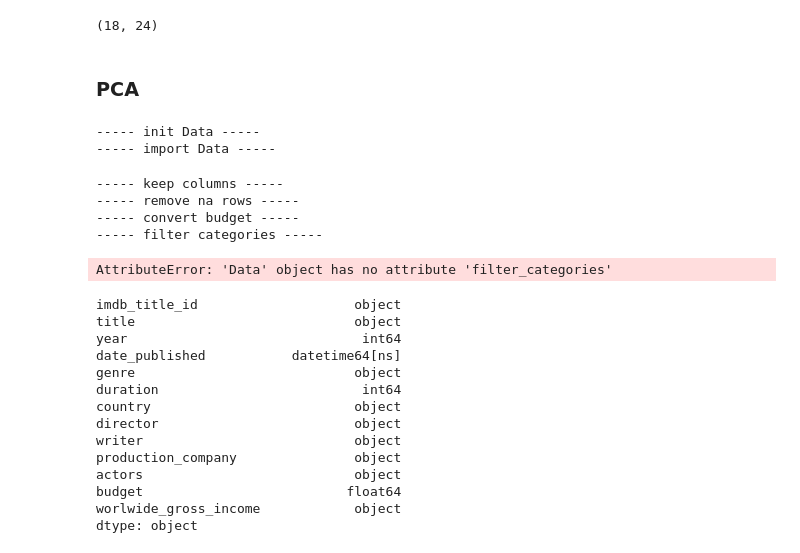
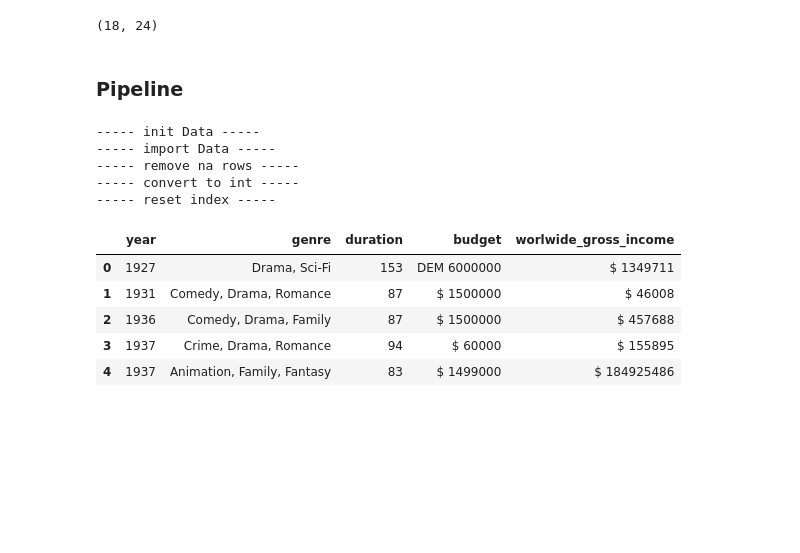
Before and after one commit to OscarTou/CinePred, a Jupyter notebook: notebooks/pierre-louis_cleaning.ipynb, the cells around one changed output. Saved outputs shown, nothing was run; the diff lists cells and outputs as text; code cells hidden in the pictures; blank space fills up the shorter version.

Commit message:
Starting pipeline

```diff
--- a/notebooks/pierre-louis_cleaning.ipynb
+++ b/notebooks/pierre-louis_cleaning.ipynb
@@ -198,66 +198,42 @@ df[df.worlwide_gross_income < 100].shape
 # %% [output]
 (18, 24)
 # %% [markdown]
-### PCA
+### Pipeline
 # %%
 from CinePred.data.data import Data, example
 # %%
 print('----- init Data -----')
 data = Data('../raw_data/IMDb movies.csv')
 
 print('----- import Data -----')
 data.import_data()
 
-print('----- keep columns -----')
-data.keep_columns(columns_names=[
-    'imdb_title_id', 'title', 'year', 'date_published', 'genre',
-    'duration', 'country', 'director', 'writer', 'production_company',
-    'actors', 'budget', 'worlwide_gross_income'
-])
-
 print('----- remove na rows -----')
 data.remove_na_rows()
-
-print('----- convert budget -----')
-data.convert_budget_column(column_name='budget',min_rows=45, out_currency='USD')
-print('----- filter categories -----')
-data.filter_categories("actors", nb=2)
-print('----- one hot encode -----')
-#data.one_hot_encode(column_name='actors')
-#data.one_hot_encode(column_name='genre')
-data.one_hot_encode(column_name='director')
 
 print('----- convert to int -----')
 data.convert_to_int('year')
 data.convert_to_int('duration')
 
-print('----- convert to date -----')
-data.convert_to_date('date_published')
+
+data.keep_columns(columns_names=[
+    'year', 'genre', 'duration', 'budget', 'worlwide_gross_income'
+])
 
 print('----- reset index -----')
 data.reset_index()
+
+X = data.dataframe
+X.head()
 # %% [output]
 ----- init Data -----
 ----- import Data -----
+----- remove na rows -----
+----- convert to int -----
+----- reset index -----
------ keep columns -----
------ remove na rows -----
------ convert budget -----
------ filter categories -----
-AttributeError: 'Data' object has no attribute 'filter_categories'
+|  | year | genre | duration | budget | worlwide_gross_income |
+| 0 | 1927 | Drama, Sci-Fi | 153 | DEM 6000000 | $ 1349711 |
+| 1 | 1931 | Comedy, Drama, Romance | 87 | $ 1500000 | $ 46008 |
+| 2 | 1936 | Comedy, Drama, Family | 87 | $ 1500000 | $ 457688 |
+| 3 | 1937 | Crime, Drama, Romance | 94 | $ 60000 | $ 155895 |
+| 4 | 1937 | Animation, Family, Fantasy | 83 | $ 1499000 | $ 184925486 |
-# %%
-data.dataframe.dtypes
-# %% [output]
-imdb_title_id                    object
-title                            object
-year                              int64
-date_published           datetime64[ns]
-genre                            object
-duration                          int64
-country                          object
-director                         object
-writer                           object
-production_company               object
-actors                           object
-budget                          float64
-worlwide_gross_income            object
-dtype: object
```
Also changed, not shown: parts of 3 cells of this notebook, 1 other file.
